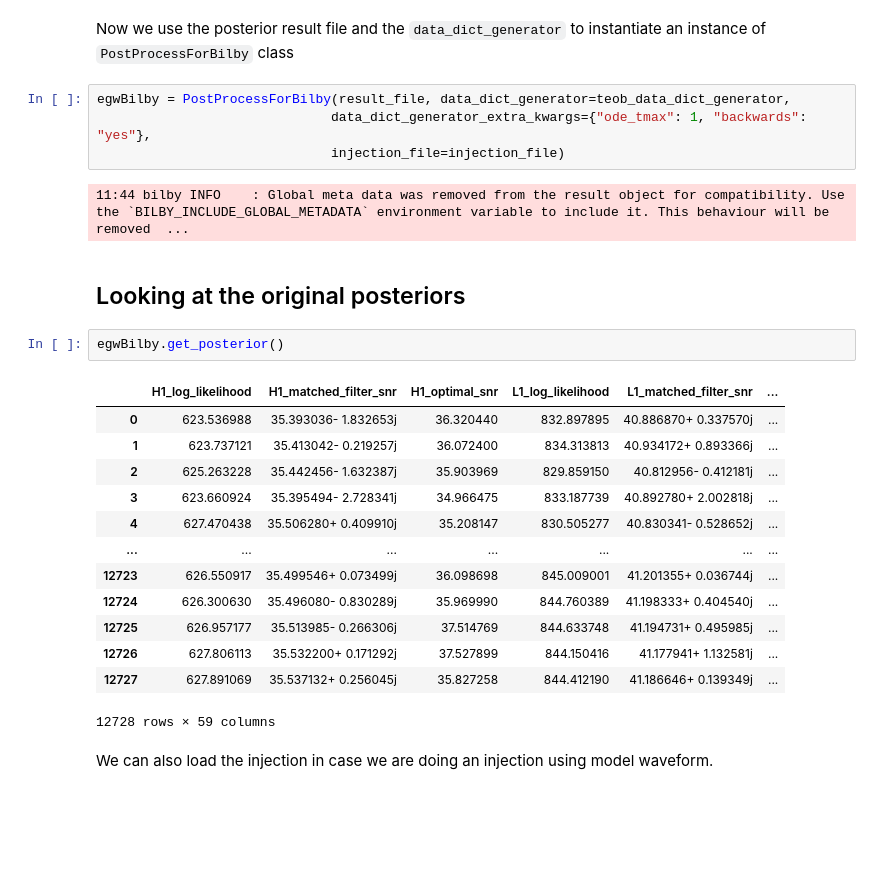
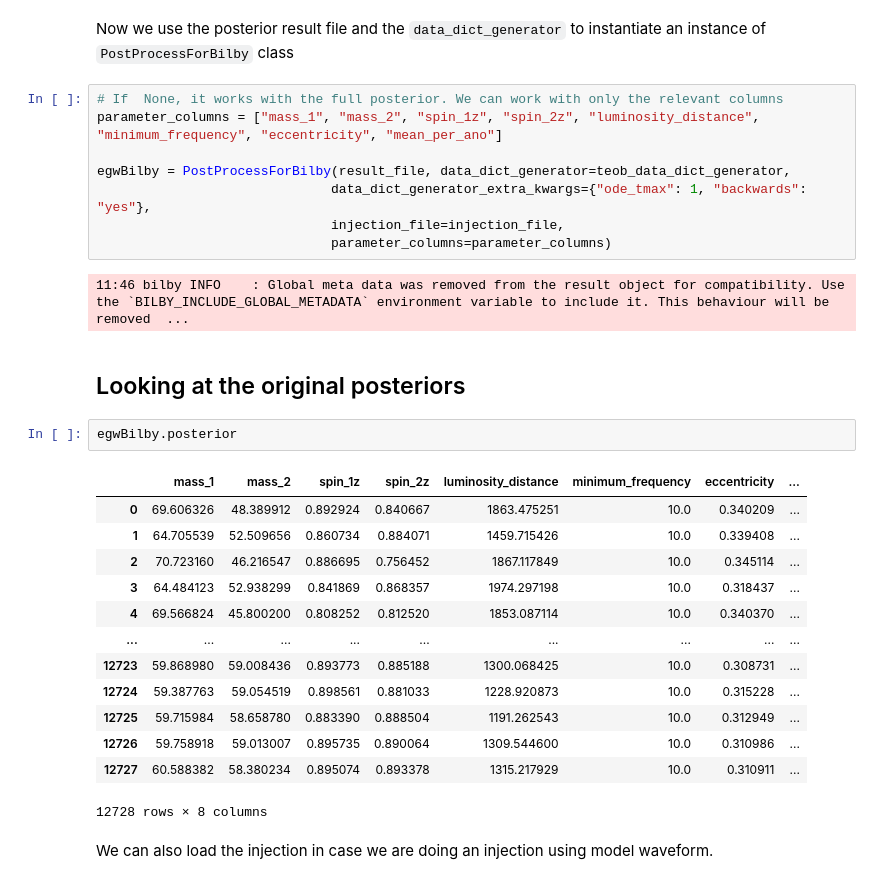
Before and after one commit to vijayvarma392/gw_eccentricity, a Jupyter notebook: gw_eccentricity/postprocess/examples/postprocess_for_bilby.ipynb, the cells around one changed output. Cells and saved outputs as stored; diff of their text form; blank space fills up the shorter version.

Commit message:
filter dataFrame

```diff
--- a/gw_eccentricity/postprocess/examples/postprocess_for_bilby.ipynb
+++ b/gw_eccentricity/postprocess/examples/postprocess_for_bilby.ipynb
@@ -58,29 +58,33 @@ import matplotlib.pyplot as plt
 # %% [markdown]
 Now we use the posterior result file and the `data_dict_generator` to instantiate an instance of  `PostProcessForBilby` class
 # %%
+# If  None, it works with the full posterior. We can work with only the relevant columns
+parameter_columns = ["mass_1", "mass_2", "spin_1z", "spin_2z", "luminosity_distance", "minimum_frequency", "eccentricity", "mean_per_ano"]
+
 egwBilby = PostProcessForBilby(result_file, data_dict_generator=teob_data_dict_generator,
                               data_dict_generator_extra_kwargs={"ode_tmax": 1, "backwards": "yes"},
-                              injection_file=injection_file)
+                              injection_file=injection_file,
+                              parameter_columns=parameter_columns)
 # %% [output]
-11:44 bilby INFO    : Global meta data was removed from the result object for compatibility. Use the `BILBY_INCLUDE_GLOBAL_METADATA` environment variable to include it. This behaviour will be removed  ...
+11:46 bilby INFO    : Global meta data was removed from the result object for compatibility. Use the `BILBY_INCLUDE_GLOBAL_METADATA` environment variable to include it. This behaviour will be removed  ...
 # %% [markdown]
 ## Looking at the original posteriors
 # %%
-egwBilby.get_posterior()
+egwBilby.posterior
 # %% [output]
-|  | H1_log_likelihood | H1_matched_filter_snr | H1_optimal_snr | L1_log_likelihood | L1_matched_filter_snr | ... |
-| 0 | 623.536988 | 35.393036- 1.832653j | 36.320440 | 832.897895 | 40.886870+ 0.337570j | ... |
-| 1 | 623.737121 | 35.413042- 0.219257j | 36.072400 | 834.313813 | 40.934172+ 0.893366j | ... |
-| 2 | 625.263228 | 35.442456- 1.632387j | 35.903969 | 829.859150 | 40.812956- 0.412181j | ... |
-| 3 | 623.660924 | 35.395494- 2.728341j | 34.966475 | 833.187739 | 40.892780+ 2.002818j | ... |
-| 4 | 627.470438 | 35.506280+ 0.409910j | 35.208147 | 830.505277 | 40.830341- 0.528652j | ... |
-| ... | ... | ... | ... | ... | ... | ... |
-| 12723 | 626.550917 | 35.499546+ 0.073499j | 36.098698 | 845.009001 | 41.201355+ 0.036744j | ... |
-| 12724 | 626.300630 | 35.496080- 0.830289j | 35.969990 | 844.760389 | 41.198333+ 0.404540j | ... |
-| 12725 | 626.957177 | 35.513985- 0.266306j | 37.514769 | 844.633748 | 41.194731+ 0.495985j | ... |
-| 12726 | 627.806113 | 35.532200+ 0.171292j | 37.527899 | 844.150416 | 41.177941+ 1.132581j | ... |
-| 12727 | 627.891069 | 35.537132+ 0.256045j | 35.827258 | 844.412190 | 41.186646+ 0.139349j | ... |
+|  | mass_1 | mass_2 | spin_1z | spin_2z | luminosity_distance | minimum_frequency | eccentricity | ... |
+| 0 | 69.606326 | 48.389912 | 0.892924 | 0.840667 | 1863.475251 | 10.0 | 0.340209 | ... |
+| 1 | 64.705539 | 52.509656 | 0.860734 | 0.884071 | 1459.715426 | 10.0 | 0.339408 | ... |
+| 2 | 70.723160 | 46.216547 | 0.886695 | 0.756452 | 1867.117849 | 10.0 | 0.345114 | ... |
+| 3 | 64.484123 | 52.938299 | 0.841869 | 0.868357 | 1974.297198 | 10.0 | 0.318437 | ... |
+| 4 | 69.566824 | 45.800200 | 0.808252 | 0.812520 | 1853.087114 | 10.0 | 0.340370 | ... |
+| ... | ... | ... | ... | ... | ... | ... | ... | ... |
+| 12723 | 59.868980 | 59.008436 | 0.893773 | 0.885188 | 1300.068425 | 10.0 | 0.308731 | ... |
+| 12724 | 59.387763 | 59.054519 | 0.898561 | 0.881033 | 1228.920873 | 10.0 | 0.315228 | ... |
+| 12725 | 59.715984 | 58.658780 | 0.883390 | 0.888504 | 1191.262543 | 10.0 | 0.312949 | ... |
+| 12726 | 59.758918 | 59.013007 | 0.895735 | 0.890064 | 1309.544600 | 10.0 | 0.310986 | ... |
+| 12727 | 60.588382 | 58.380234 | 0.895074 | 0.893378 | 1315.217929 | 10.0 | 0.310911 | ... |
-12728 rows × 59 columns
+12728 rows × 8 columns
 # %% [markdown]
 We can also load the injection in case we are doing an injection using model waveform.
 # %%
```
Also changed, not shown: parts of 11 cells of this notebook, 4 other files.
